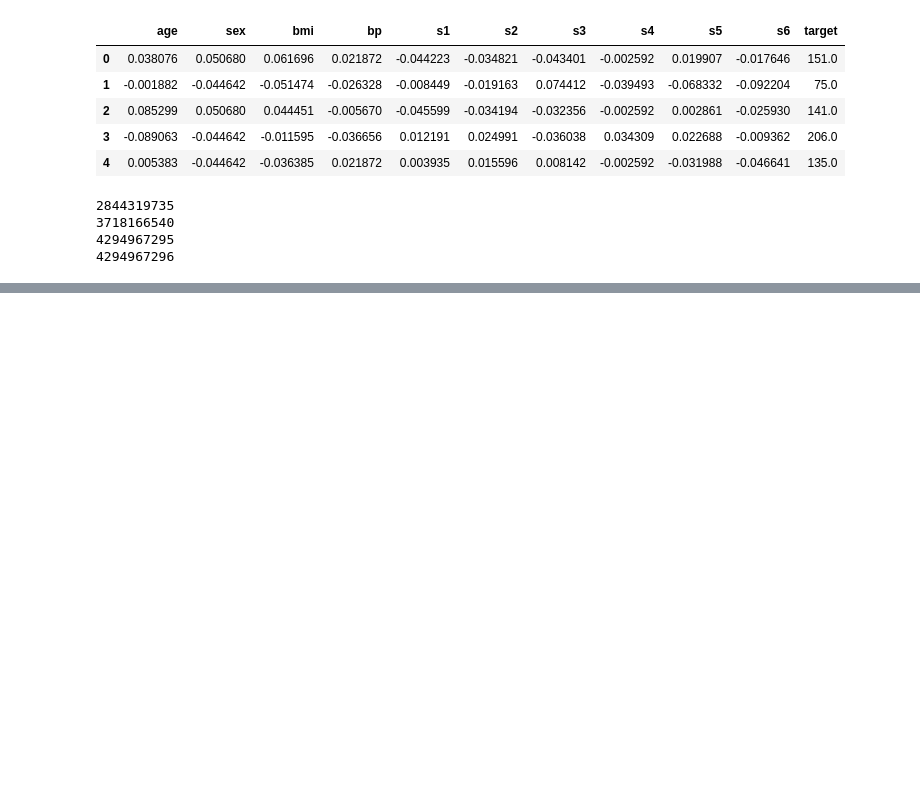
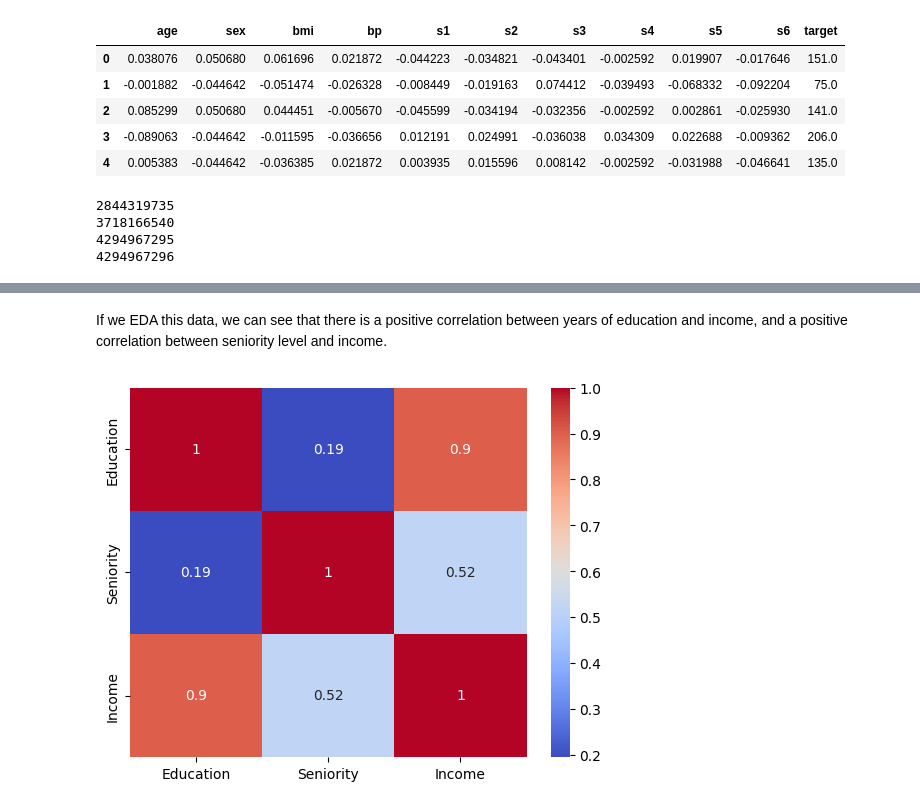
Before and after one commit to IT4063C/IT4063C.github.io, a Jupyter notebook: content/course-notes/9.ml-regression/transcript.ipynb, the cells around one changed output, grey strips where cells are left out. Cells and saved outputs as stored; diff of their text form; code cells hidden in the pictures; blank space fills up the shorter version.

```diff
--- a/content/course-notes/9.ml-regression/transcript.ipynb
+++ b/content/course-notes/9.ml-regression/transcript.ipynb
@@ -116,0 +126,6 @@ Finally we'll end the module with a complete end-to-end example of a machine lea
+# %%
+# import csv file
+import pandas as pd
+
+income_df = pd.read_csv('data/income2.csv')
+income_df
@@ -116,0 +150,12 @@ Finally we'll end the module with a complete end-to-end example of a machine lea
+# %% [markdown]
+If we EDA this data, we can see that there is a positive correlation between years of education and income, and a positive correlation between seniority level and income.
+# %%
+# Visualize the correlation matrix
+import seaborn as sns
+import matplotlib.pyplot as plt
+
+income_corr = income_df.corr()
+sns.heatmap(income_corr, annot=True, cmap='coolwarm')
+plt.show()
+# %% [output]
+[figure, added]
```
Also changed, not shown: parts of 29 cells of this notebook, 25 other files.
